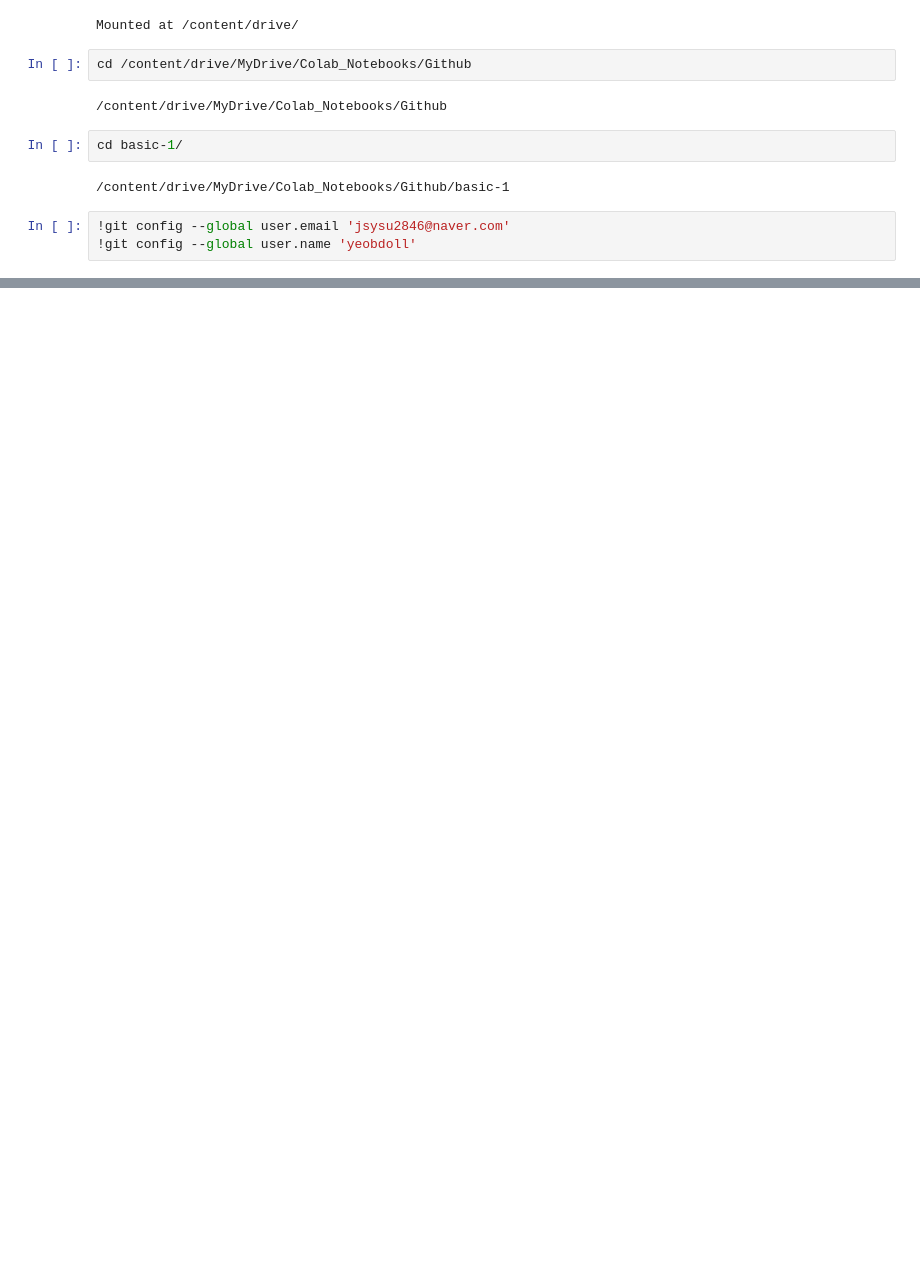
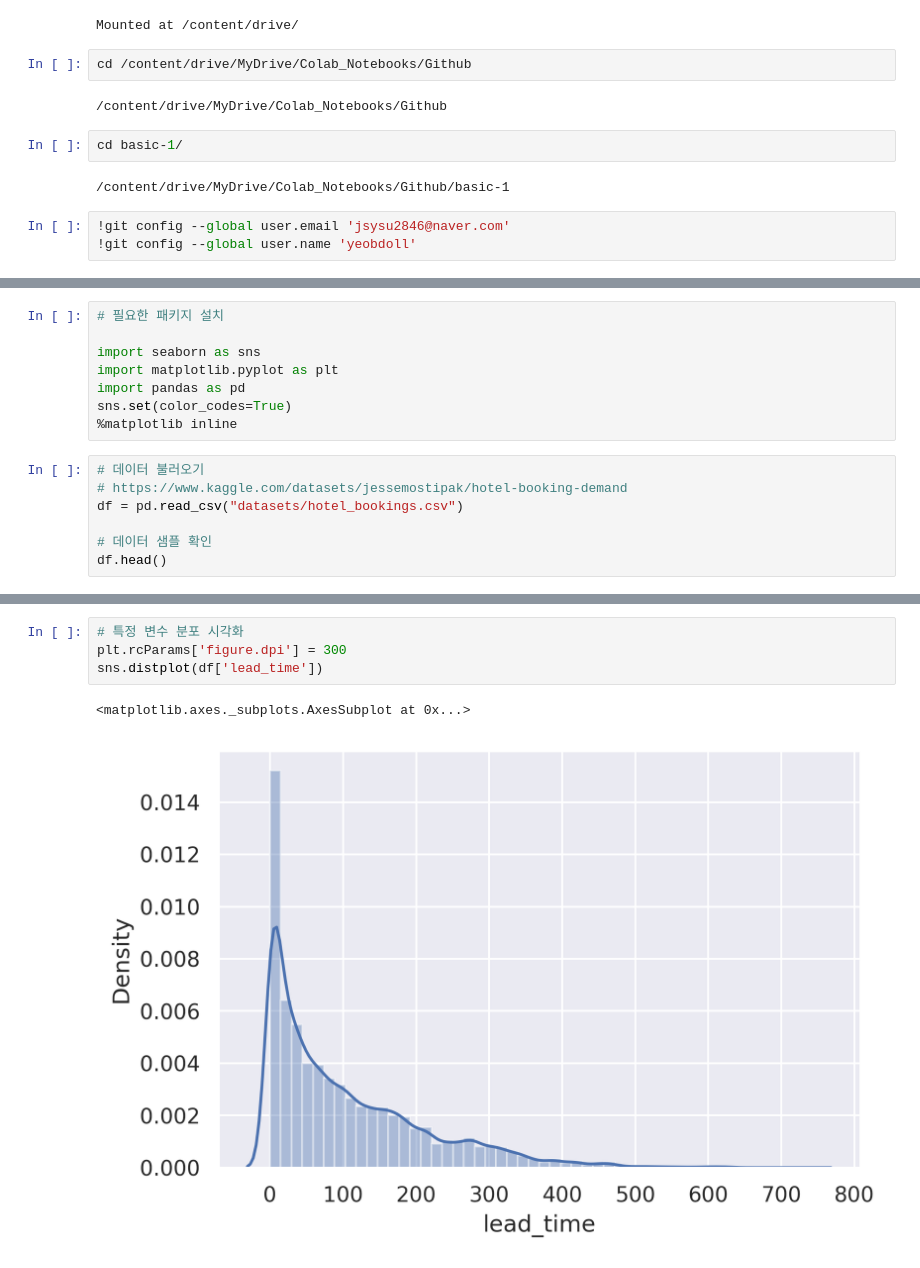
Before and after one commit to yeobdoll/Clustering-Algorithm, a Jupyter notebook: test.ipynb, the cells around one changed output, grey strips where cells are left out. Saved outputs shown, nothing was run; the diff lists cells and outputs as text; blank space fills up the shorter version.

```diff
--- a/test.ipynb
+++ b/test.ipynb
@@ -25,0 +34,15 @@ fatal: not a git repository (or any of the parent directories): .git
+# %%
+# 필요한 패키지 설치
+
+import seaborn as sns
+import matplotlib.pyplot as plt
+import pandas as pd
+sns.set(color_codes=True)
+%matplotlib inline
+# %%
+# 데이터 불러오기
+# https://www.kaggle.com/datasets/jessemostipak/hotel-booking-demand
+df = pd.read_csv("datasets/hotel_bookings.csv")
+
+# 데이터 샘플 확인
+df.head()
@@ -25,0 +143,7 @@ fatal: not a git repository (or any of the parent directories): .git
+# %%
+# 특정 변수 분포 시각화
+plt.rcParams['figure.dpi'] = 300
+sns.distplot(df['lead_time'])
+# %% [output]
+<matplotlib.axes._subplots.AxesSubplot at 0x...>
+[figure, added]
```
Also changed, not shown: parts of 10 cells of this notebook.
